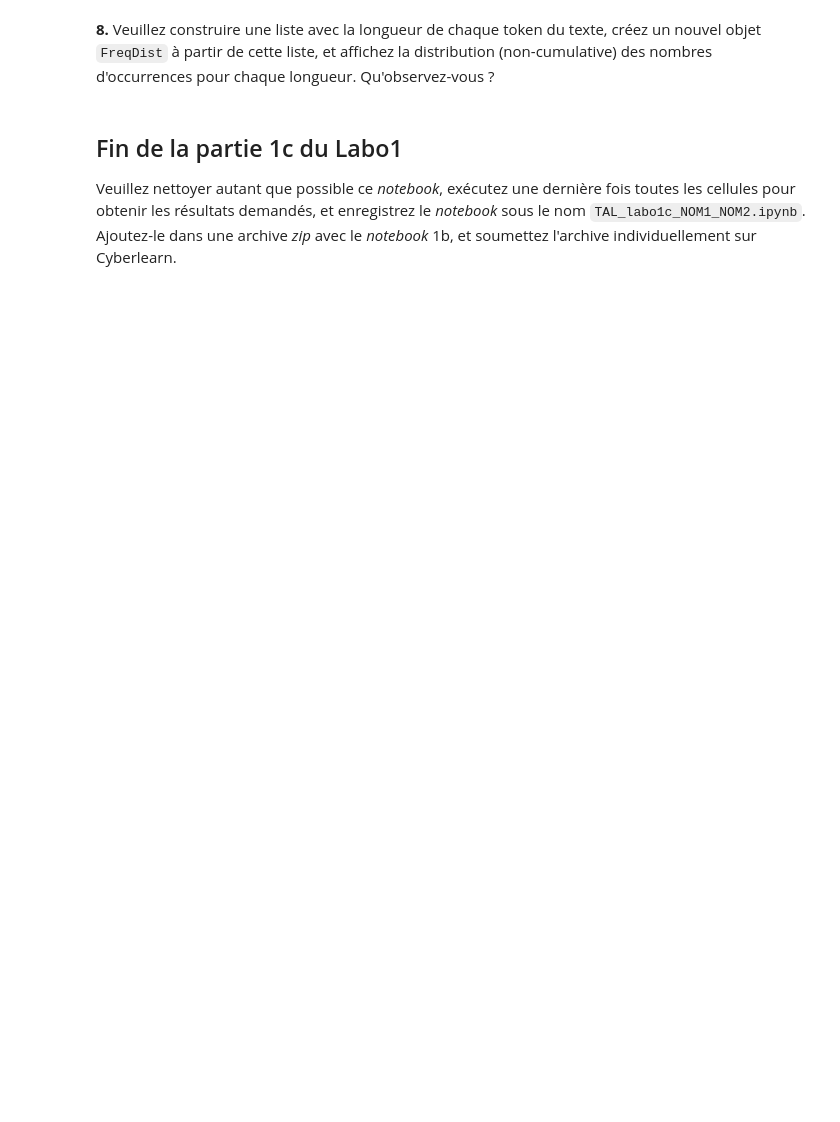
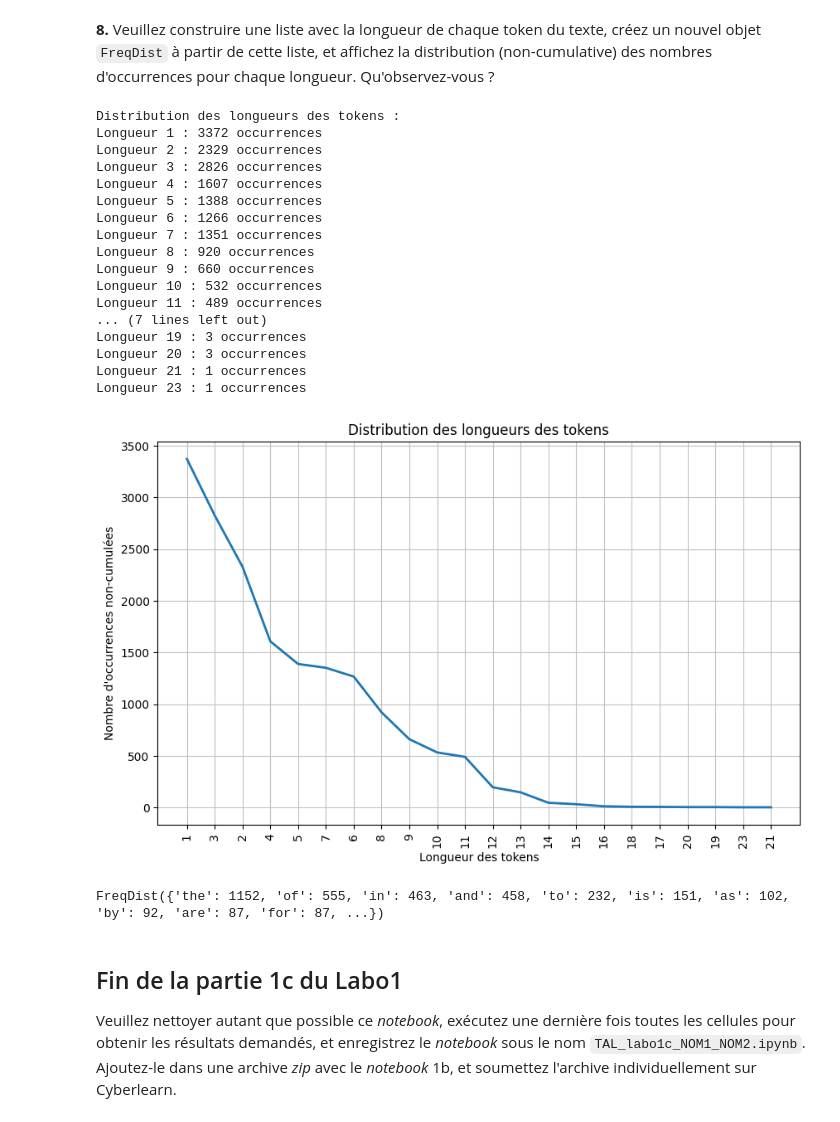
Before and after one commit to Neroil/TAL_Lab_1, a Jupyter notebook: TAL_Labo1c_student.ipynb, the cells around one changed output. Cells and saved outputs as stored; diff of their text form; code cells hidden in the pictures; blank space fills up the shorter version.

```diff
--- a/TAL_Labo1c_student.ipynb
+++ b/TAL_Labo1c_student.ipynb
@@ -25,2 +21,7 @@ raw2 = BeautifulSoup(html2).get_text()
+# %%
+from bs4 import BeautifulSoup
+response = request.urlopen(url2)
+html2 = response.read().decode('utf8')
+raw2 = BeautifulSoup(html2).get_text()
 # %% [markdown]
 **2.** Veuillez réutiliser la méthode du _notebook_ 1b pour enlever le début et la fin de la chaîne `raw2`, car ils contiennent du texte qui n'est pas pertinent pour notre analyse (il ne parle pas de la Suisse).  Quelle est la longueur du résultat ?  Veuillez afficher ses 100 premiers et 100 derniers caractères.
@@ -69,0 +121,32 @@ with open(filename, "a", encoding="utf8") as fd:
+# %%
+token_lengths = [len(token) for token in text_nltk]
+fdist_lengths = nltk.FreqDist(token_lengths)
+
+print("Distribution des longueurs des tokens :")
+for length, count in sorted(fdist_lengths.items()):
+    print(f"Longueur {length} : {count} occurrences")
+
+plt.figure(figsize=(10, 6))
+fdist_lengths.plot(title="Distribution des longueurs des tokens")
+plt.xlabel("Longueur des tokens")
+plt.ylabel("Nombre d'occurrences non-cumulées")
+plt.show()
+# %% [output]
+Distribution des longueurs des tokens :
+Longueur 1 : 3372 occurrences
+Longueur 2 : 2329 occurrences
+Longueur 3 : 2826 occurrences
+Longueur 4 : 1607 occurrences
+Longueur 5 : 1388 occurrences
+Longueur 6 : 1266 occurrences
+Longueur 7 : 1351 occurrences
+Longueur 8 : 920 occurrences
+Longueur 9 : 660 occurrences
+Longueur 10 : 532 occurrences
+Longueur 11 : 489 occurrences
+... (7 lines left out)
+Longueur 19 : 3 occurrences
+Longueur 20 : 3 occurrences
+Longueur 21 : 1 occurrences
+Longueur 23 : 1 occurrences
+[figure, added]
@@ -70,3 +160,10 @@ with open(filename, "a", encoding="utf8") as fd:
+# %%
+# Mots les plus fréquents de longueur 3
+words_2_3 = [word for word in words_alpha if len(word) == 3 or len(word) == 2]
+fdist_2_3 = nltk.FreqDist(words_2_3)
+fdist_2_3
+# %% [output]
+FreqDist({'the': 1152, 'of': 555, 'in': 463, 'and': 458, 'to': 232, 'is': 151, 'as': 102, 'by': 92, 'are': 87, 'for': 87, ...})
 # %% [markdown]
 ## Fin de la partie 1c du Labo1
 Veuillez nettoyer autant que possible ce _notebook_, exécutez une dernière fois toutes les cellules pour obtenir les résultats demandés, et enregistrez le _notebook_ sous le nom `TAL_labo1c_NOM1_NOM2.ipynb`.  Ajoutez-le dans une archive _zip_ avec le _notebook_ 1b, et soumettez l'archive individuellement sur Cyberlearn.
```
Also changed, not shown: parts of 19 cells of this notebook, 1 other file.
